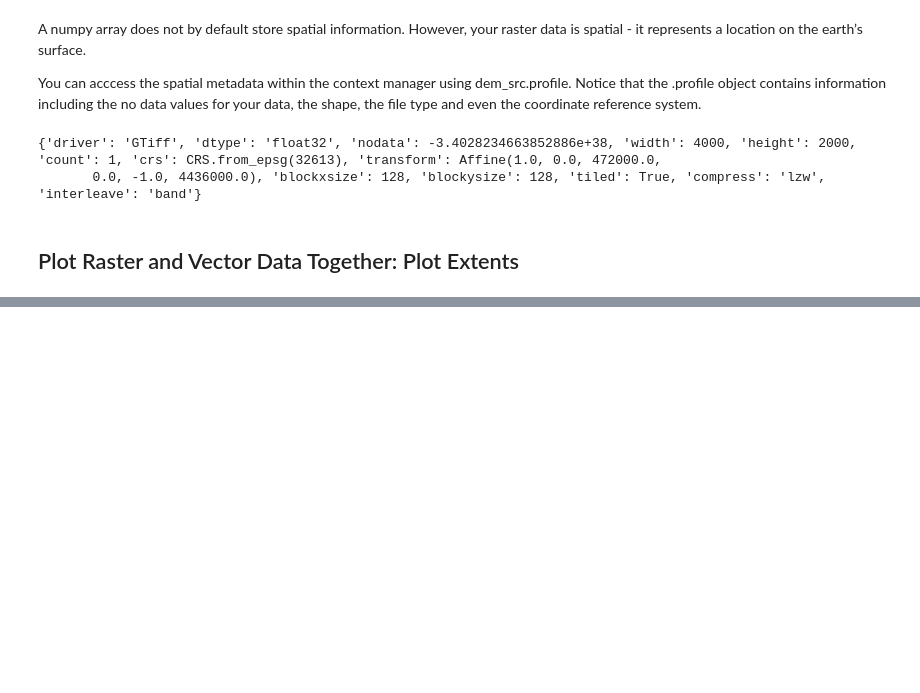
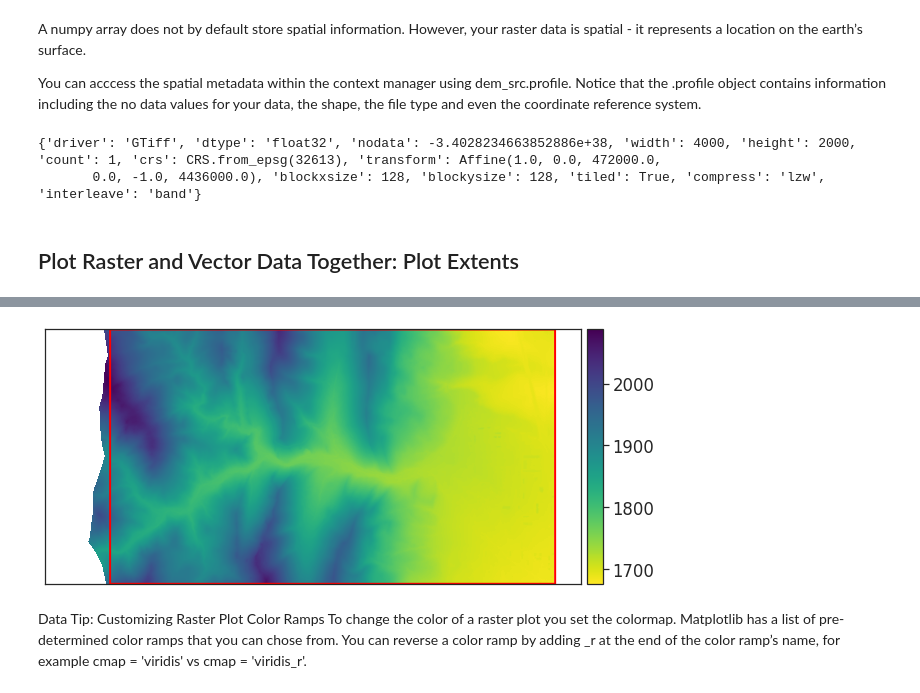
Before and after one commit to Robotmcgregor/earth-analytics-python-env, a Jupyter notebook: 3__into_Ratser_Data_Python.ipynb, the cells around one changed output, grey strips where cells are left out. Drawn from its saved outputs; the diff is of its cells as text; code cells hidden in the pictures; blank space fills up the shorter version.

```diff
--- a/3__into_Ratser_Data_Python.ipynb
+++ b/3__into_Ratser_Data_Python.ipynb
@@ -157,0 +167,9 @@ boundary_path = ("/content/drive/My Drive/earth-analytics/colorado-flood/spatial
+# %%
+#dtm_pre_arr has no extent, as such ucollect the extent from lidar_dem_im
+with rio.open(path) as dem_src:
+    lidar_dem_im = dem_src.read(1, masked=True)
+    # Create an object called lidar_dem_meta that contains the spatial metadata
+    lidar_dem_plot_ext = plotting_extent(dem_src)
+
+# This plotting extent object will be used below to ensure your data overlay correctly
+lidar_dem_plot_ext
@@ -157,0 +189,17 @@ boundary_path = ("/content/drive/My Drive/earth-analytics/colorado-flood/spatial
+# %%
+fig, ax = plt.subplots(figsize=(10,20))
+
+ep.plot_bands(dtm_pre_arr, ax=ax,
+              extent = lidar_dem_plot_ext,
+              cmap='viridis_r')
+
+site_boundary_shp.plot(color='None',
+                    edgecolor='red',
+                    linewidth=2,
+                    ax=ax)
+
+plt.show()
+# %% [output]
+[figure, added]
+# %% [markdown]
+ Data Tip: Customizing Raster Plot Color Ramps To change the color of a raster plot you set the colormap. Matplotlib has a list of pre-determined color ramps that you can chose from. You can reverse a color ramp by adding _r at the end of the color ramp’s name, for example cmap = 'viridis' vs cmap = 'viridis_r'.
```
Also changed, not shown: parts of 3 cells of this notebook.
